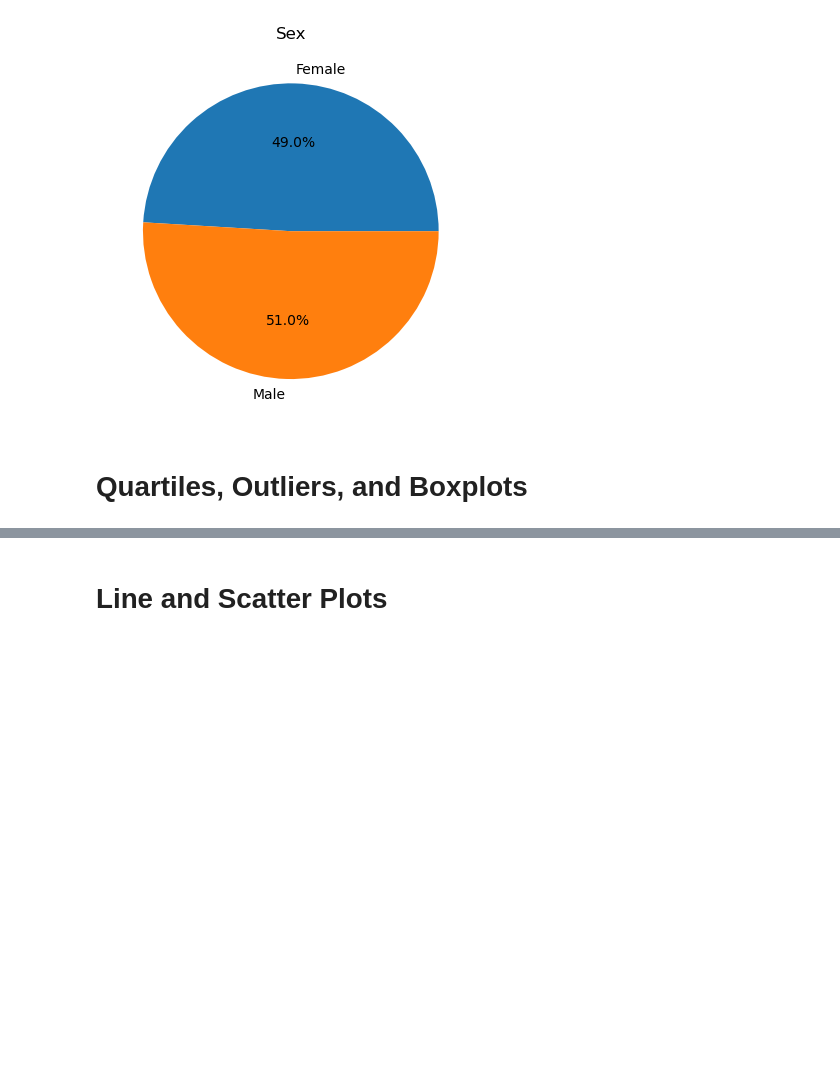
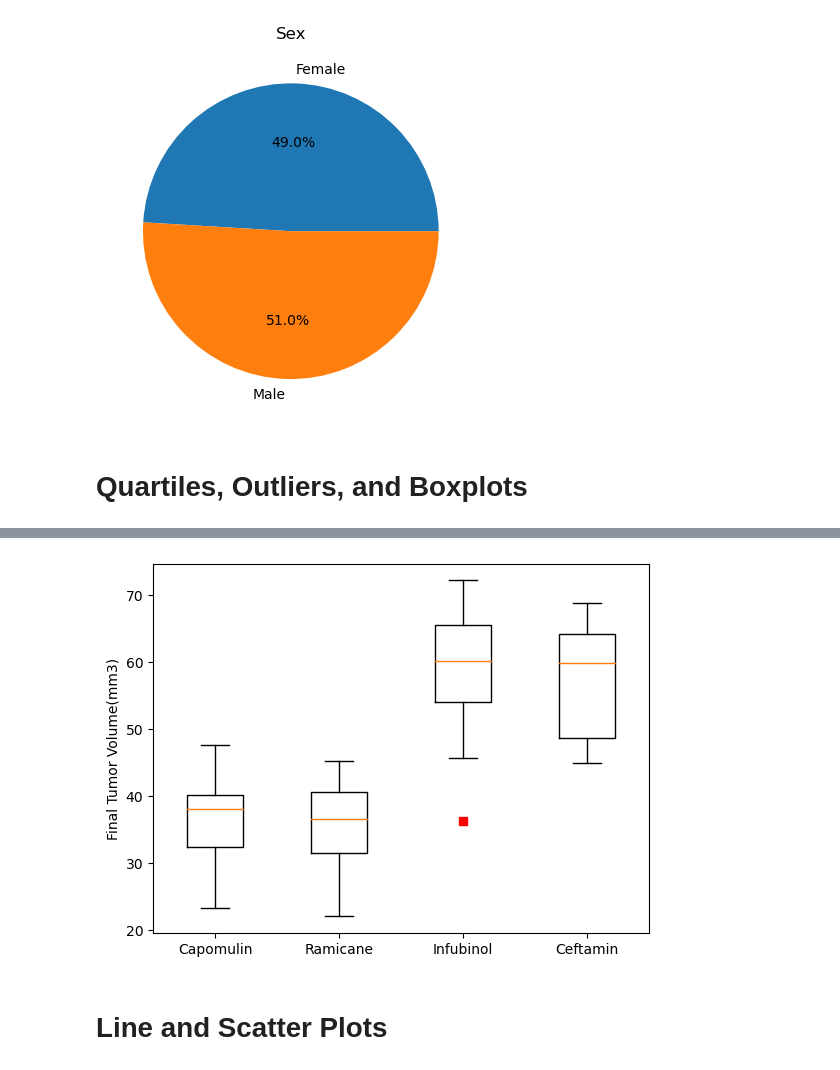
Before and after one commit to jdsouthern/Module5Challenge, a Jupyter notebook: Pymaceuticals.ipynb, the cells around one changed output, grey strips where cells are left out. Saved outputs shown, nothing was run; the diff lists cells and outputs as text; code cells hidden in the pictures; blank space fills up the shorter version.

```diff
--- a/Pymaceuticals.ipynb
+++ b/Pymaceuticals.ipynb
@@ -171,12 +187,20 @@ drugs = ['Capomulin', 'Ramicane', 'Infubinol', 'Ceftamin']
 tumorVol = []
 
 # Calculate the IQR and quantitatively determine if there are any potential outliers.
-
+for drug in drugs:
 
     # Locate the rows which contain mice on each drug and get the tumor volumes
-
-
+    ser = maxTimeDF['Drug Regimen'] == drug
+    drugDF = maxTimeDF[ser]
+    drugSer = drugDF['Tumor Volume (mm3)']
     # add subset
-
-
+    subset = drugSer.tolist()
+    tumorVol.append(subset)
     # Determine outliers using upper and lower bounds
+    quartiles = drugSer.quantile([.25,.5,.75])
+    lowerq = quartiles[0.25]
+    upperq = quartiles[0.75]
+    iqr = upperq-lowerq
+    lowerBound = lowerq - (1.5*iqr)
+    upperBound = upperq + (1.5*iqr)
+    print(f"Potential outliers for {drug} treatment: {drugSer[subset > upperBound]} {drugSer[subset < lowerBound]}")
@@ -183,5 +213,11 @@ tumorVol = []
 # %%
 # Generate a box plot that shows the distrubution of the tumor volume for each treatment group.
+plt.boxplot(tumorVol, 0, 'sr')
+plt.xticks(ticks=[1, 2, 3, 4], labels=drugs)
+plt.ylabel('Final Tumor Volume(mm3)')
+plt.show()
+# %% [output]
+[figure, added]
 # %% [markdown]
 # Line and Scatter Plots
 # %%
```
Also changed, not shown: parts of 6 cells of this notebook.
